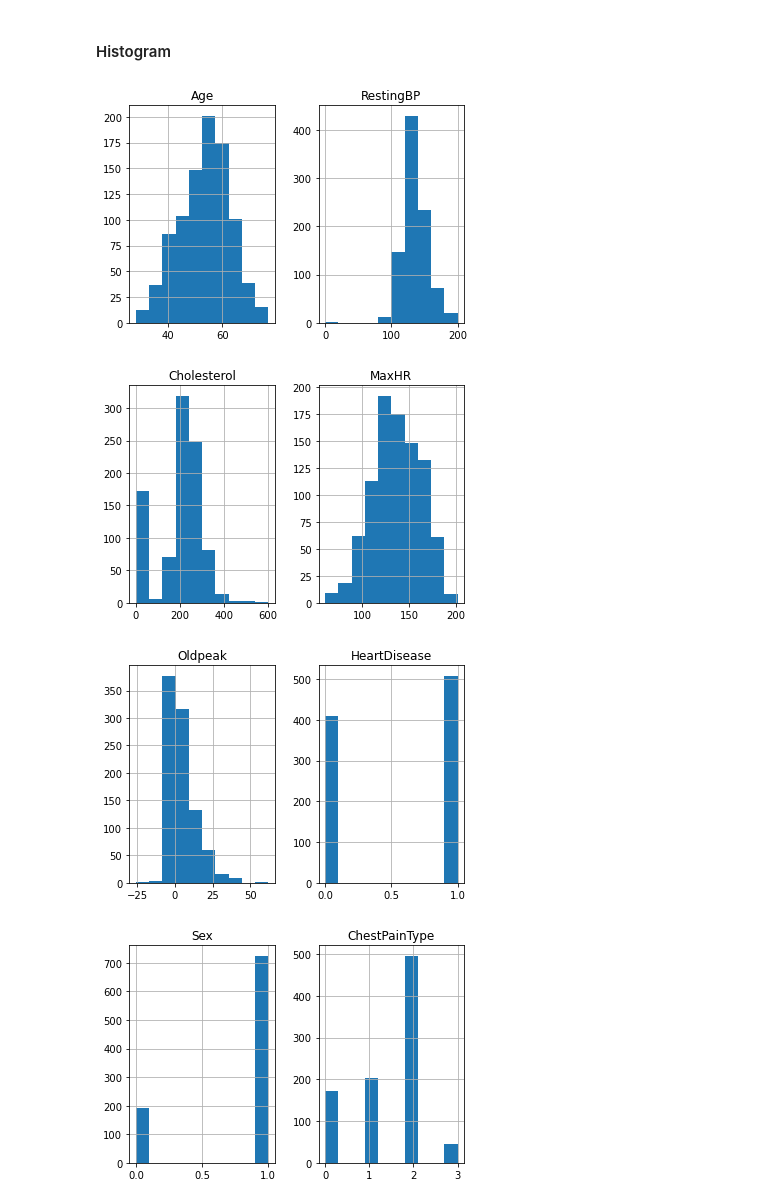
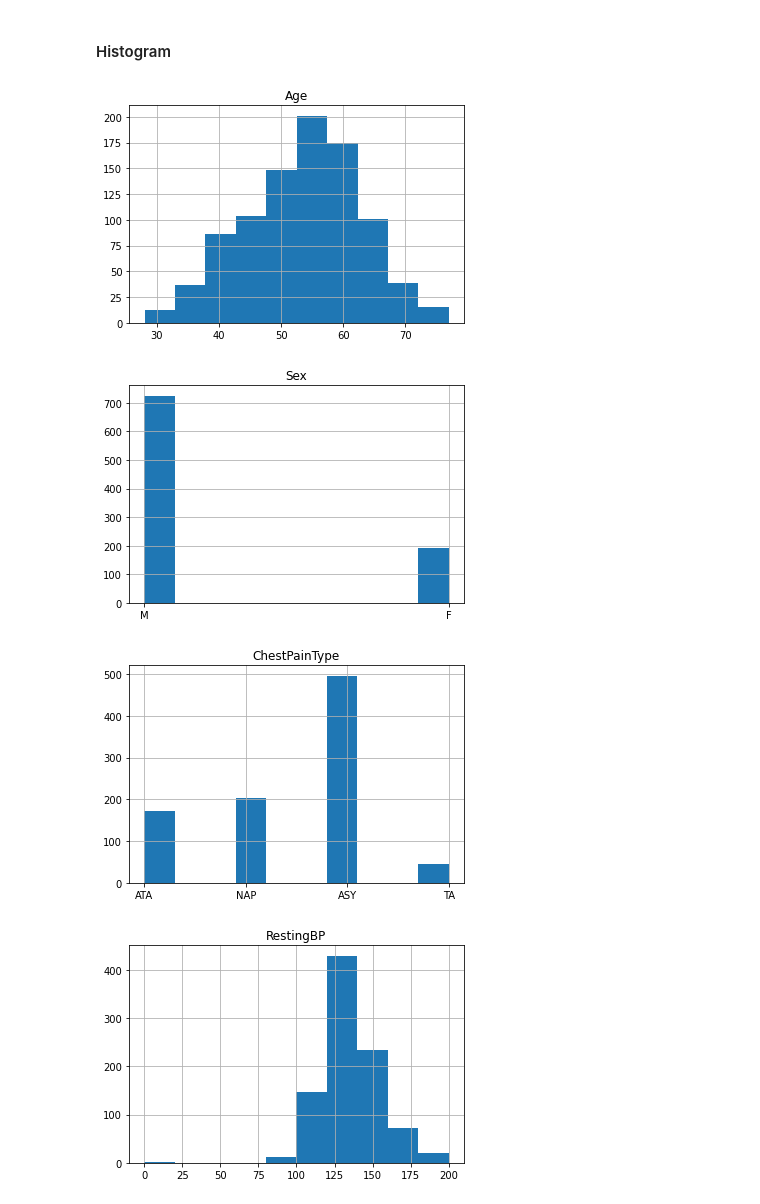
Before and after one commit to MIk1812/bigdata, a Jupyter notebook: Notebook.ipynb, the cells around one changed output. Drawn from its saved outputs; the diff is of its cells as text; code cells hidden in the pictures.

```diff
--- a/Notebook.ipynb
+++ b/Notebook.ipynb
@@ -40,11 +53,14 @@ max      2.000000    1.000000
 # %% [markdown]
 #### Histogram
 # %%
-for i in range(0, 11, 2):
-    data[data.columns[i:(i+2)]].hist()
+data = pd.read_csv("Data/heart.csv", delimiter=';')
+for i in range(0, 12):
+    data[data.columns[i]].hist()
+    plt.title(data.columns[i])
+    plt.savefig(data.columns[i] + ".png" )
     plt.show()
 # %% [output]
-[figure, old version]
+[figure, new version]
-[figure, old version]
+[figure, new version]
-[figure, old version]
+[figure, new version]
-[figure, old version]
+[figure, new version]
```
Also changed, not shown: parts of 11 cells of this notebook.
